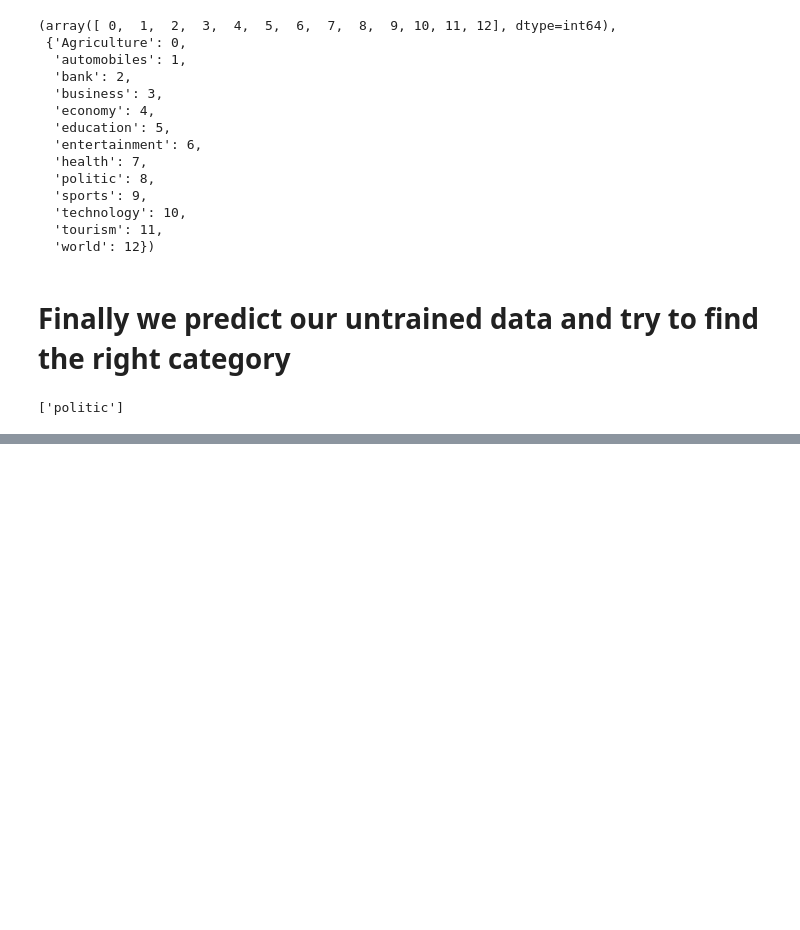
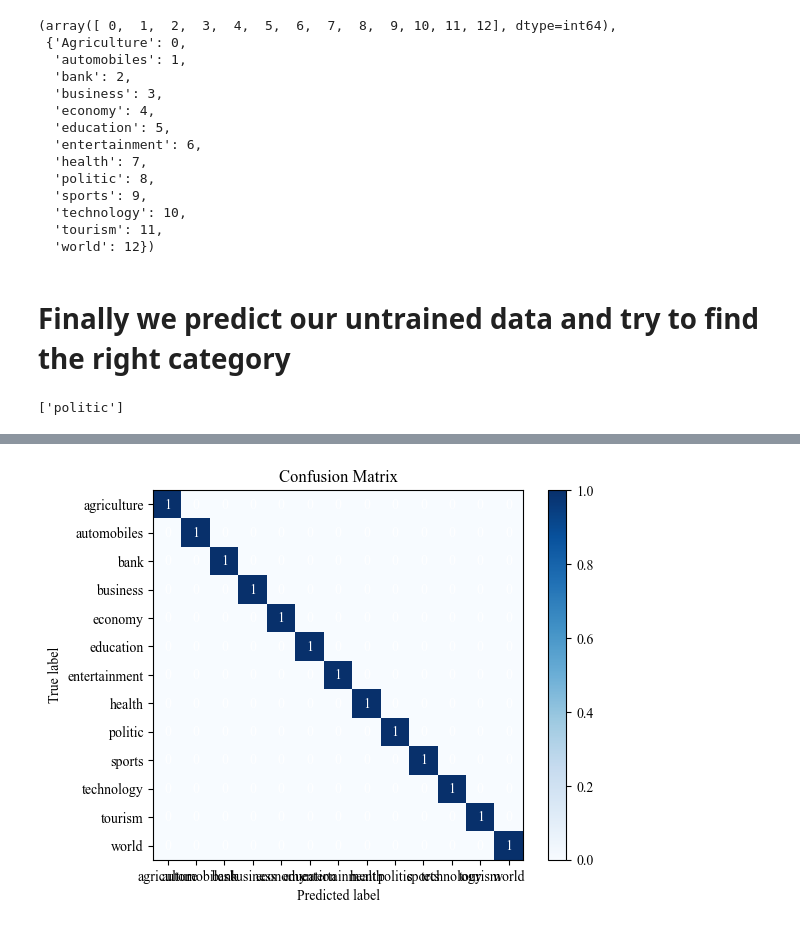
Before and after one commit to sagarad931/Nepali_news_classification, a Jupyter notebook: News_Classification_Model/My_Model.ipynb, the cells around one changed output, grey strips where cells are left out. Saved outputs shown, nothing was run; the diff lists cells and outputs as text; code cells hidden in the pictures; blank space fills up the shorter version.

```diff
--- a/News_Classification_Model/My_Model.ipynb
+++ b/News_Classification_Model/My_Model.ipynb
@@ -347,0 +365,34 @@ pickle.dump(vectorizer,open(filename,'wb'))
+# %%
+import numpy as np
+import matplotlib.pyplot as plt
+from sklearn.metrics import confusion_matrix
+
+# Example class labels
+class_labels = ['agriculture', 'automobiles', 'bank', 'business', 'economy', 'education', 'entertainment', 'health', 'politic', 'sports', 'technology', 'tourism', 'world']
+
+# Example predicted and true labels
+y_true = ['agriculture', 'automobiles', 'bank', 'business', 'economy', 'education', 'entertainment', 'health', 'politic', 'sports', 'technology', 'tourism', 'world']
+y_pred = ['agriculture', 'automobiles', 'bank', 'business', 'economy', 'education', 'entertainment', 'health', 'politic', 'sports', 'technology', 'tourism', 'world']
+
+# Compute confusion matrix
+cm = confusion_matrix(y_true, y_pred, labels=class_labels)
+
+# Plot confusion matrix with labels and dataset values
+fig, ax = plt.subplots()
+im = ax.imshow(cm, interpolation='nearest', cmap=plt.cm.Blues)
+
+# Add dataset values inside the boxes
+for i in range(len(class_labels)):
+    for j in range(len(class_labels)):
+        ax.text(j, i, str(cm[i, j]), ha='center', va='center', color='white')
+
+ax.figure.colorbar(im, ax=ax)
+ax.set(xticks=np.arange(cm.shape[1]),
+       yticks=np.arange(cm.shape[0]),
+       xticklabels=class_labels, yticklabels=class_labels,
+       xlabel='Predicted label', ylabel='True label',
+       title='Confusion Matrix')
+
+plt.show()
+# %% [output]
+[figure, added]
```
Also changed, not shown: parts of 2 cells of this notebook, 12 other files.
